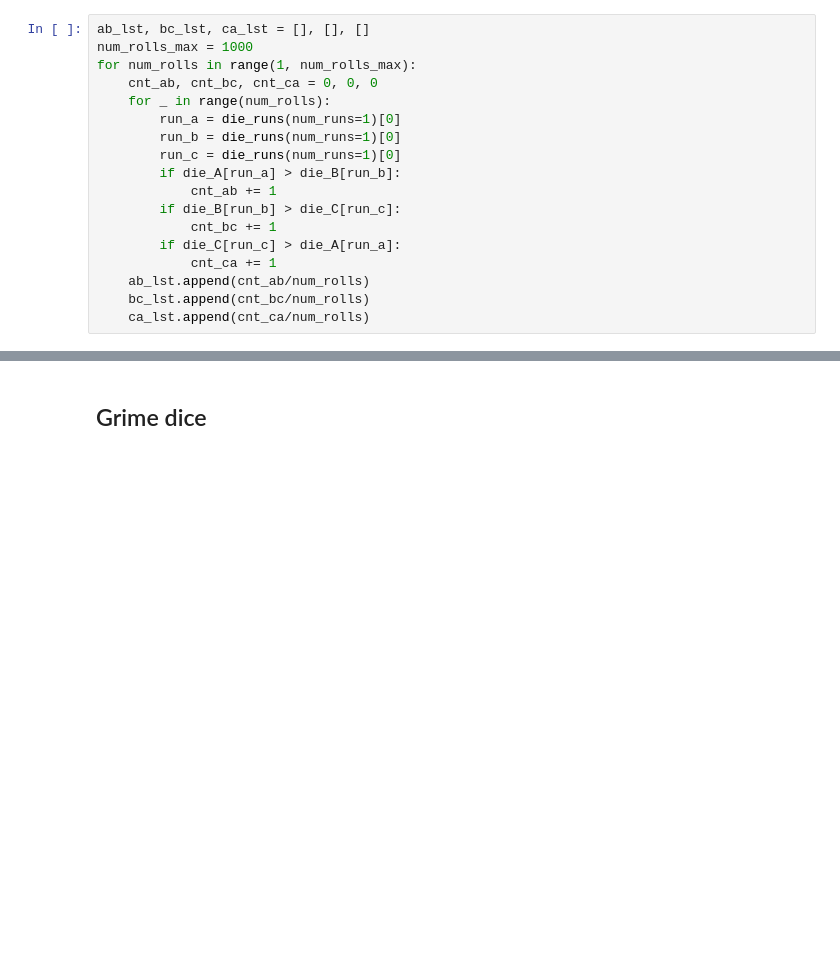
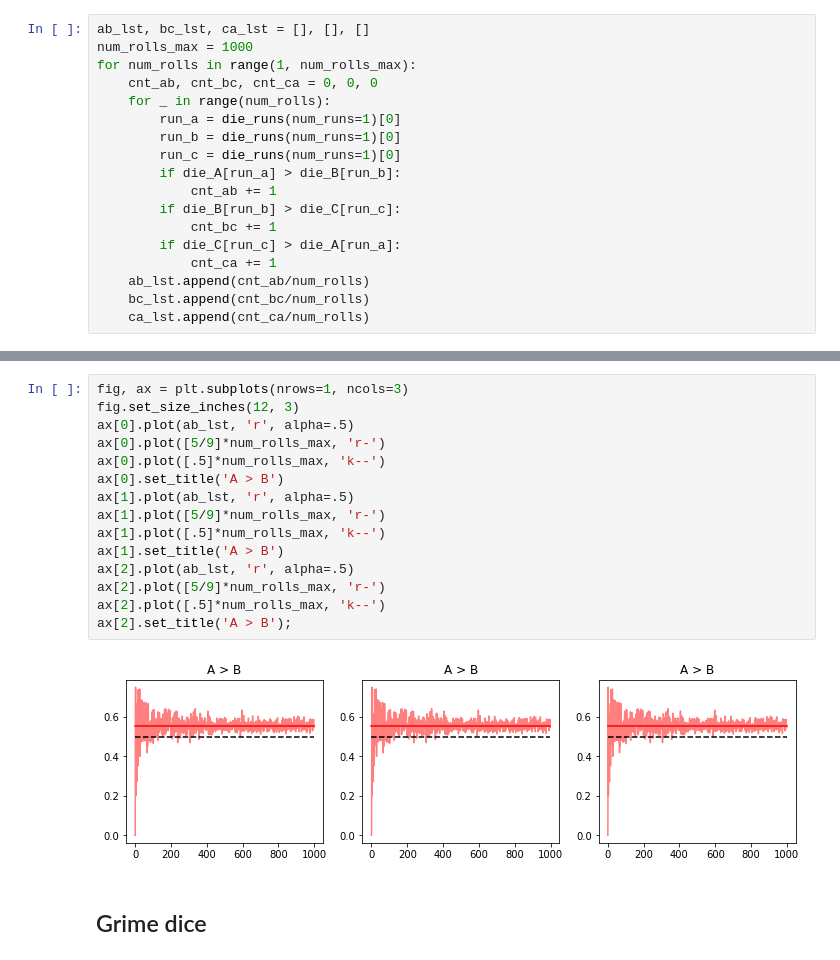
Before and after one commit to jsdiazpo/Nontransitive-Dice, a Jupyter notebook: Nontransitive-dice.ipynb, the cells around one changed output, grey strips where cells are left out. Cells and saved outputs as stored; diff of their text form; blank space fills up the shorter version.

```diff
--- a/Nontransitive-dice.ipynb
+++ b/Nontransitive-dice.ipynb
@@ -77,3 +77,20 @@ plt.legend();
+# %%
+fig, ax = plt.subplots(nrows=1, ncols=3)
+fig.set_size_inches(12, 3)
+ax[0].plot(ab_lst, 'r', alpha=.5)
+ax[0].plot([5/9]*num_rolls_max, 'r-')
+ax[0].plot([.5]*num_rolls_max, 'k--')
+ax[0].set_title('A > B')
+ax[1].plot(ab_lst, 'r', alpha=.5)
+ax[1].plot([5/9]*num_rolls_max, 'r-')
+ax[1].plot([.5]*num_rolls_max, 'k--')
+ax[1].set_title('A > B')
+ax[2].plot(ab_lst, 'r', alpha=.5)
+ax[2].plot([5/9]*num_rolls_max, 'r-')
+ax[2].plot([.5]*num_rolls_max, 'k--')
+ax[2].set_title('A > B');
+# %% [output]
+[figure, added]
 # %% [markdown]
 ## Grime dice
 # %%
```
Also changed, not shown: parts of 2 cells of this notebook.
